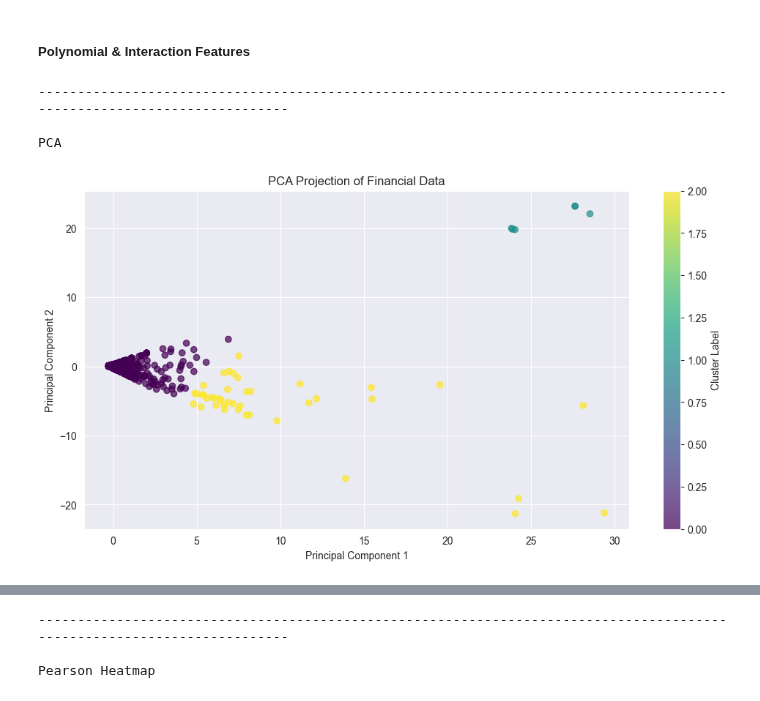
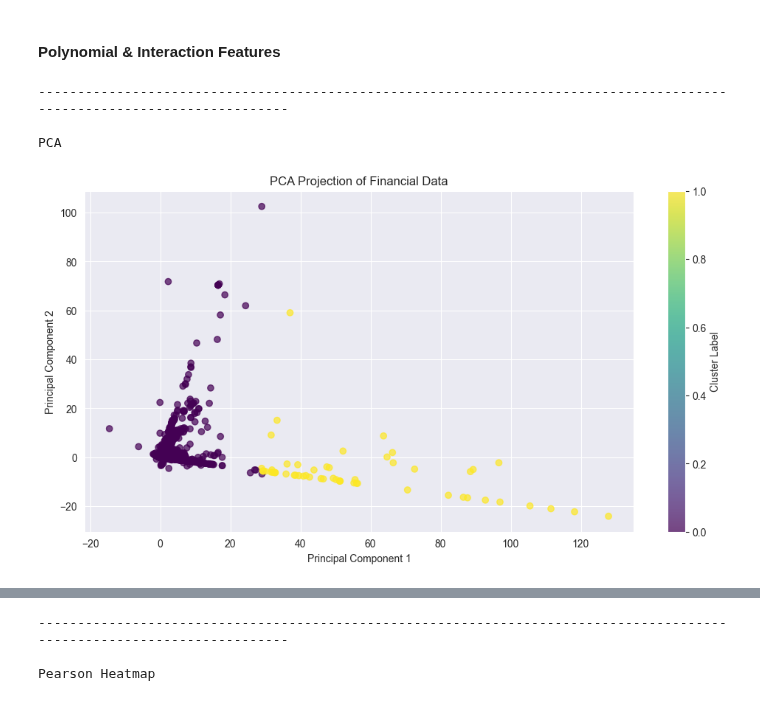
Before and after one commit to is-leeroy-jenkins/BudgetPy, a Jupyter notebook: ipynb/BalanceEstimator.ipynb, the cells around one changed output, grey strips where cells are left out. Saved outputs shown, nothing was run; the diff lists cells and outputs as text; code cells hidden in the pictures.

```diff
--- a/ipynb/BalanceEstimator.ipynb
+++ b/ipynb/BalanceEstimator.ipynb
@@ -292,0 +259,11 @@ Standardized dataset
+# %%
+# Standardization (Z-score Scaling)
+z_score_scaler = StandardScaler()
+df_standard = df_subset.copy( )
+df_standard[ numeric_columns ] = z_score_scaler.fit_transform( df_balances[ numeric_columns ] )
+
+print( hdr )
+print( 'Standardization' )
+print( nwln )
+
+df_standard
@@ -293,12 +374,14 @@ Standardized dataset
 # %%
 # Principal Component Analysis (PCA)
 pca = PCA(n_components=2)
-pca_result = pca.fit_transform(df_standard[ numerics ] )
+pca_result = pca.fit_transform( df_standard[ numeric_columns ].fillna( 0 ) )
 
 print( hdr )
 print( 'PCA Results' )
 print( nwln )
 
+
+# Display processed data
 pca_result
 # %% [output]
 ------------------------------------------------------------------------------------------------------------------------
@@ -327,11 +399,11 @@ k-Means Clustering
 # %%
 # K-means Clustering
-kmeans = KMeans(n_clusters=3, random_state=42, n_init=10)
-df_balances[ 'Cluster' ] = kmeans.fit_predict(df_standard[ numerics  ] )
+kmeans = KMeans( n_clusters=2, random_state=42, n_init=10 )
+df_balances[ 'Cluster' ] = kmeans.fit_predict( df_standard[ numeric_columns  ].fillna(0) )
 
 # Factor Analysis
 factor_analyzer = FactorAnalysis(n_components=2, random_state=42)
-factor_results = factor_analyzer.fit_transform(df_standard[ numerics  ] )
+factor_results = factor_analyzer.fit_transform(df_standard[ numeric_columns  ].fillna(0) )
 
 print( hdr )
 print( 'Factor Analysis' )
@@ -381,24 +424,24 @@ Log Transformed Data
 # %% [markdown]
-##### Polynomial & Interaction Features
+#### Polynomial & Interaction Features
 # %%
 # Polynomial & Interaction Features
 poly = PolynomialFeatures(degree=2, interaction_only=True, include_bias=False)
-poly_features = poly.fit_transform(df_balances[ numerics ] )
+poly_features = poly.fit_transform(df_standard[ numeric_columns ].fillna( 0 ) )
 
 print( hdr )
 print( 'PCA' )
 print( nwln )
 
 # Visualizing PCA Results
 plt.figure(figsize=(12, 6))
 plt.scatter(pca_result[:, 0], pca_result[:, 1], c=df_balances[ 'Cluster' ], cmap= 'viridis', alpha=0.7 )
 plt.xlabel("Principal Component 1")
 plt.ylabel("Principal Component 2")
 plt.title("PCA Projection of Financial Data")
 plt.colorbar(label="Cluster Label")
 plt.show()
 # %% [output]
 ------------------------------------------------------------------------------------------------------------------------
 
 PCA
-[figure, old version]
+[figure, new version]
```
Also changed, not shown: parts of 75 cells of this notebook, 1 other file.
